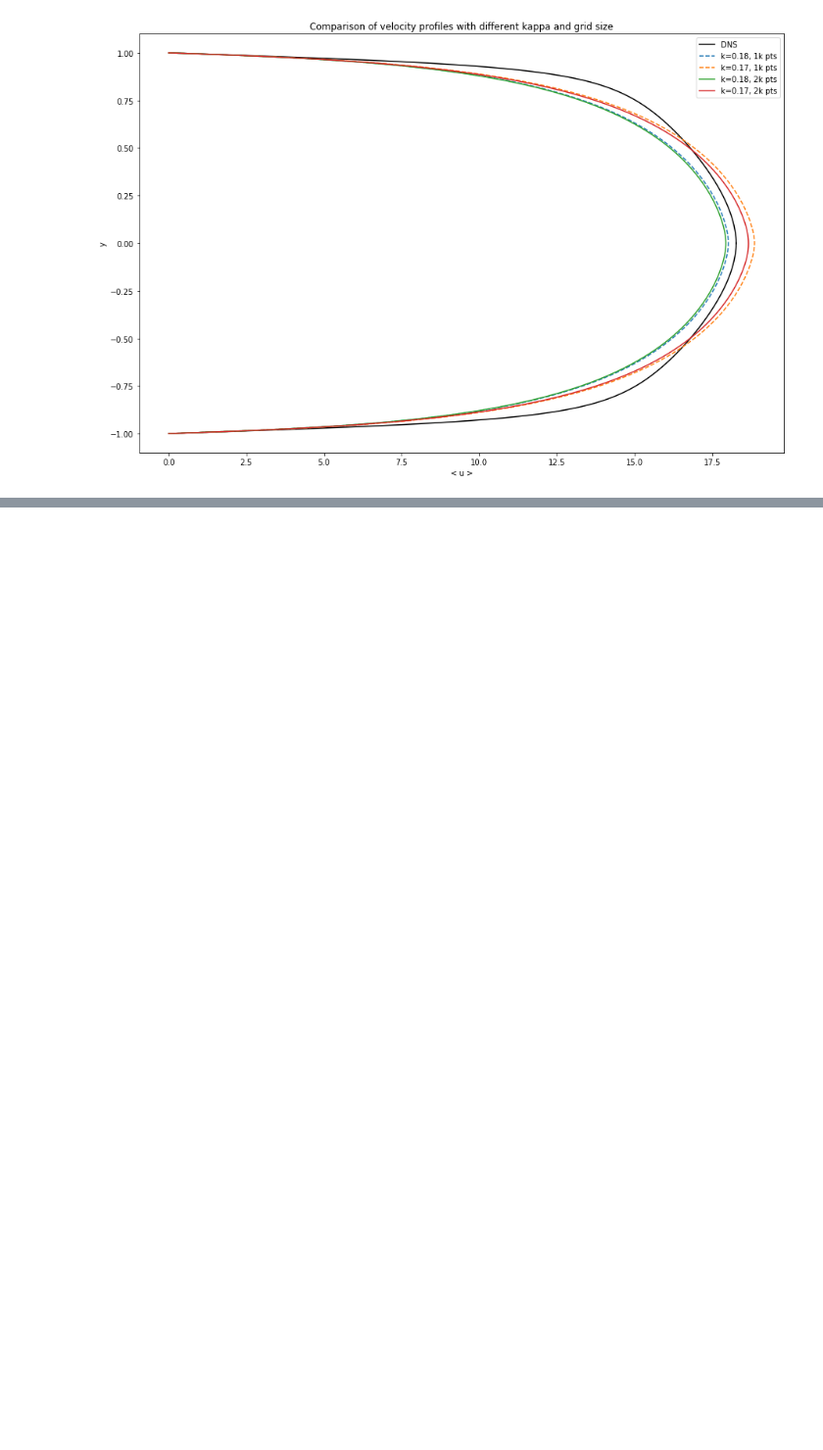
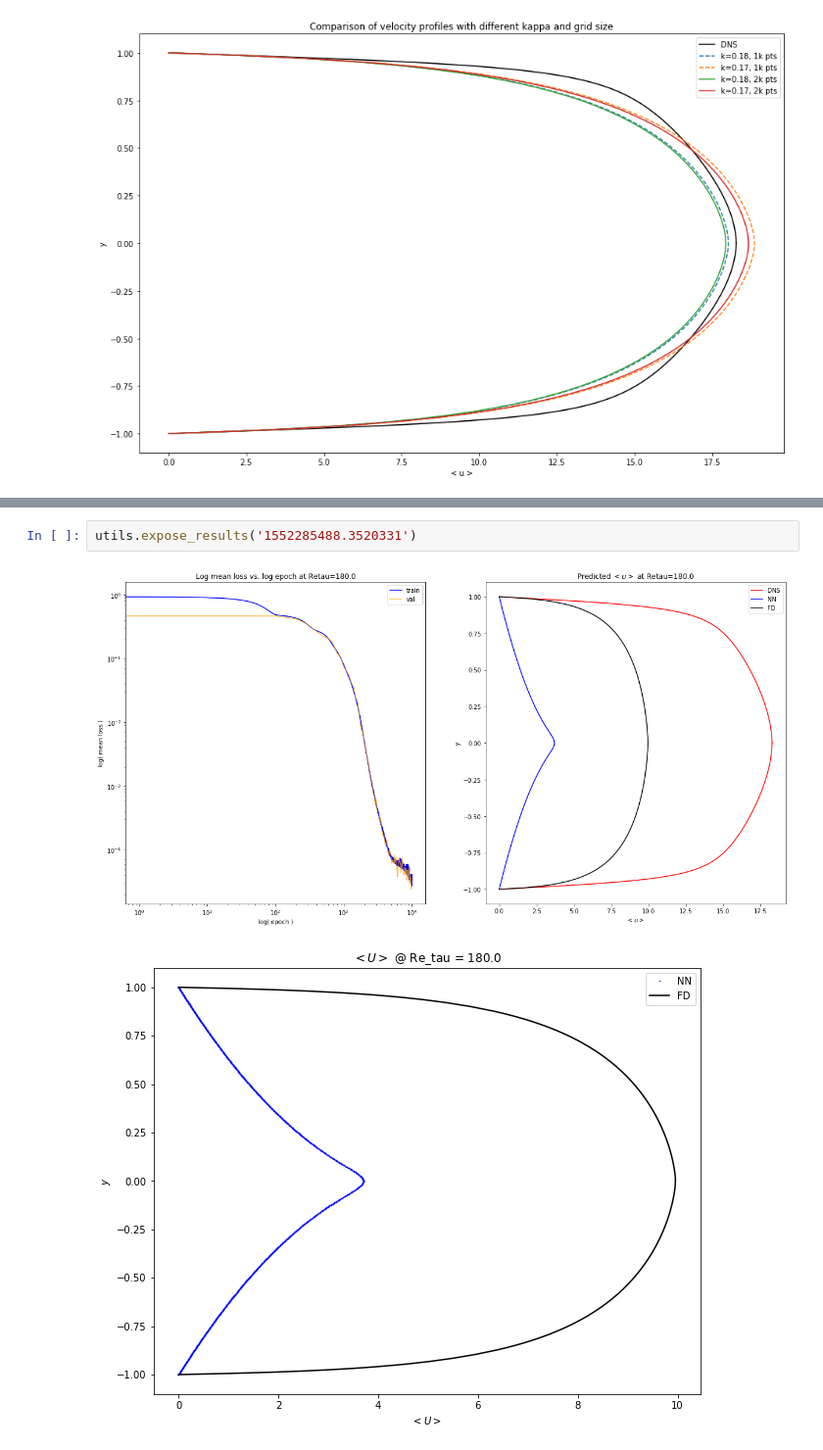
Before and after one commit to dylanrandle/denn, a Jupyter notebook: CV_Kappa.ipynb, the cells around one changed output, grey strips where cells are left out. Shown at 98% size. Saved outputs shown, nothing was run; the diff lists cells and outputs as text; blank space fills up the shorter version.

```diff
--- a/CV_Kappa.ipynb
+++ b/CV_Kappa.ipynb
@@ -223,0 +238,5 @@ ax.legend();
+# %%
+utils.expose_results('1552285488.3520331')
+# %% [output]
+[figure, added]
+[figure, added]
```
Also changed, not shown: parts of 5 cells of this notebook, 5 other files.
